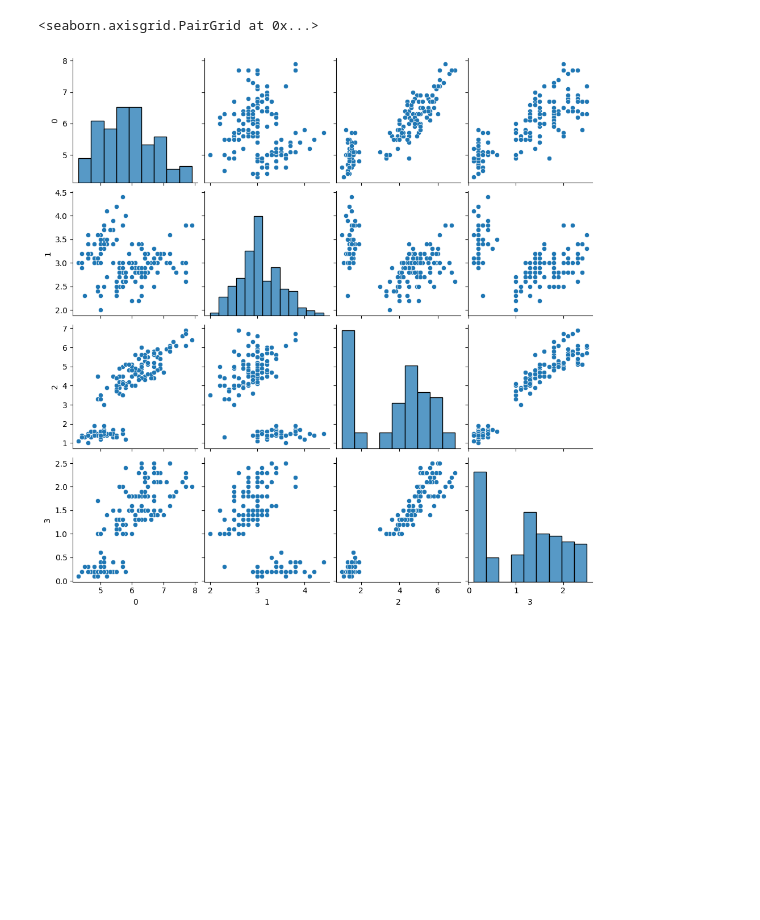
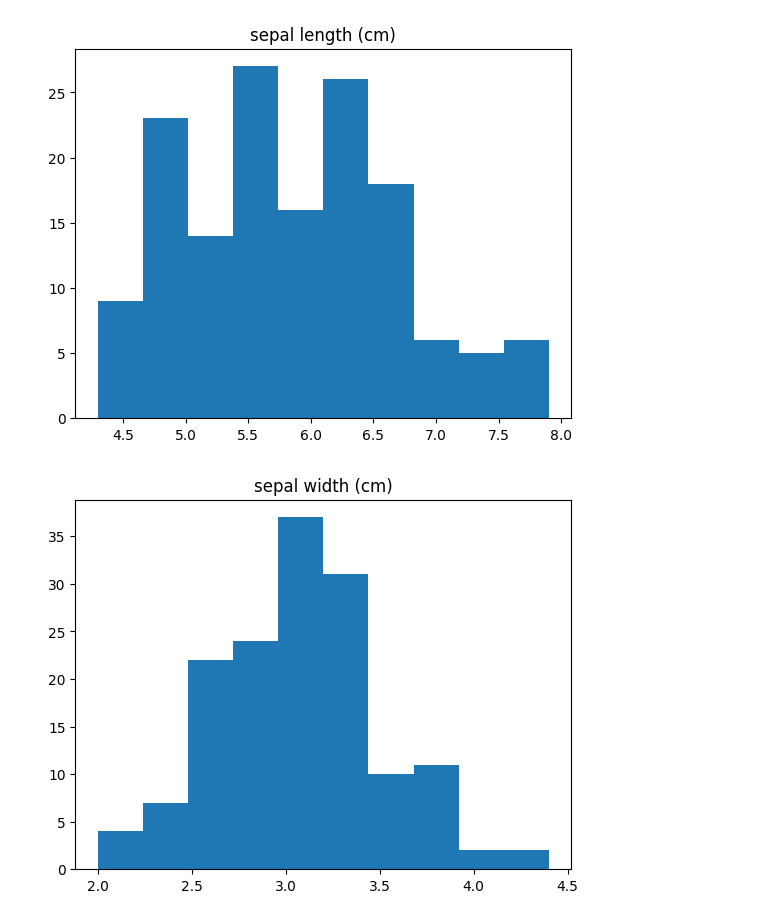
Before and after one commit to sabbir2609/edge_course, a Jupyter notebook: projects/iris_problem.ipynb, the cells around one changed output. Cells and saved outputs as stored; diff of their text form; code cells hidden in the pictures; blank space fills up the shorter version.

Commit message:
Enhance model evaluation metrics and improve visualization in demo notebook

```diff
--- a/projects/iris_problem.ipynb
+++ b/projects/iris_problem.ipynb
@@ -10,14 +10,19 @@ from sklearn.model_selection import train_test_split
 # %%
 # Importing the dataset
 iris = datasets.load_iris()
 
 # Splitting the dataset into the Training set and Test set
 X, y = iris.data, iris.target
 
 # data cleaning
 
 # data exploration
 # plot the distribution of each feature
+
+for i in range (X.shape[1]):
+    plt.hist(X[:,i])
+    plt.title(iris.feature_names[i])
+    plt.show()
 # %% [output]
-<seaborn.axisgrid.PairGrid at 0x...>
-[figure, old version]
+[figure, new version]
+[figure, added]
```
Also changed, not shown: parts of 1 cell of this notebook.
